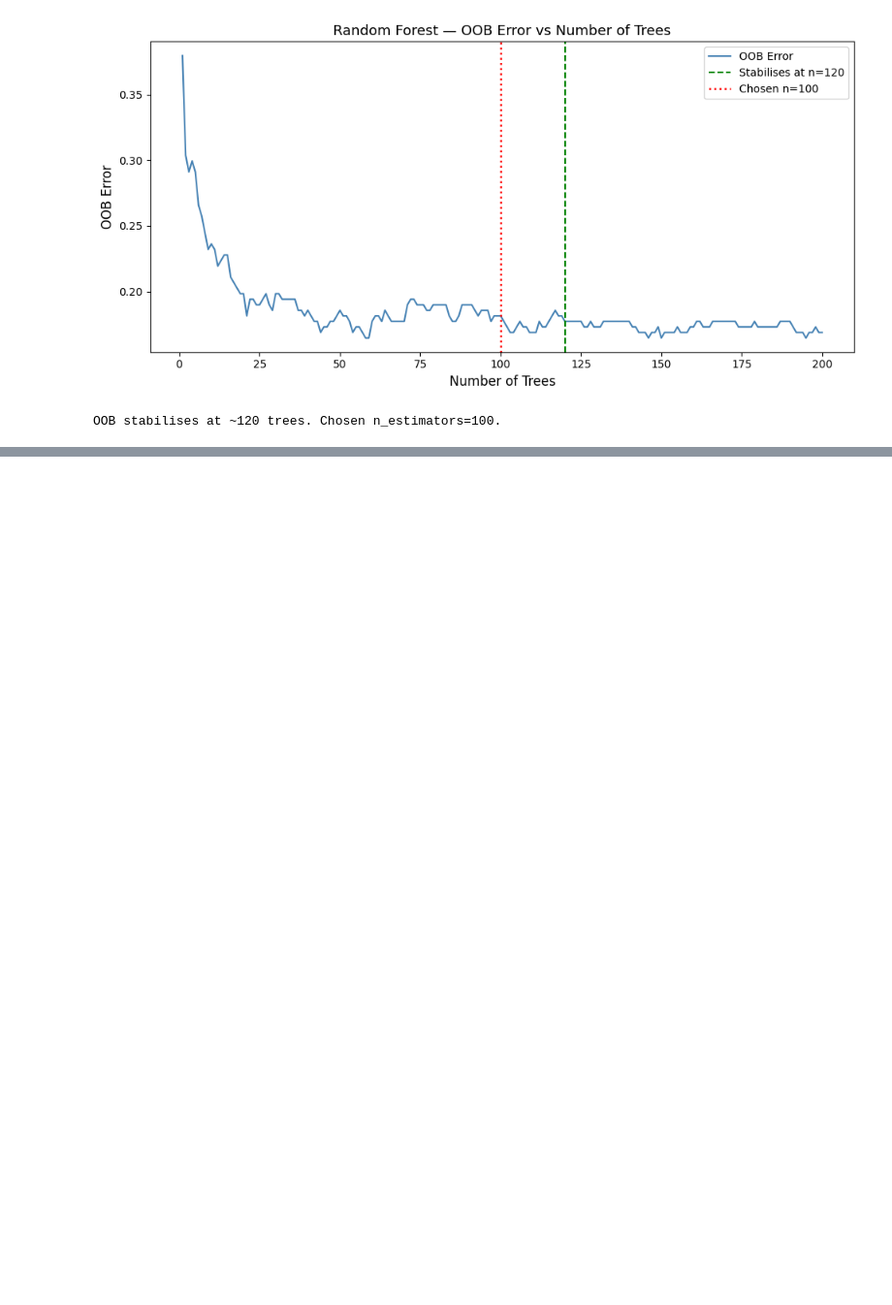
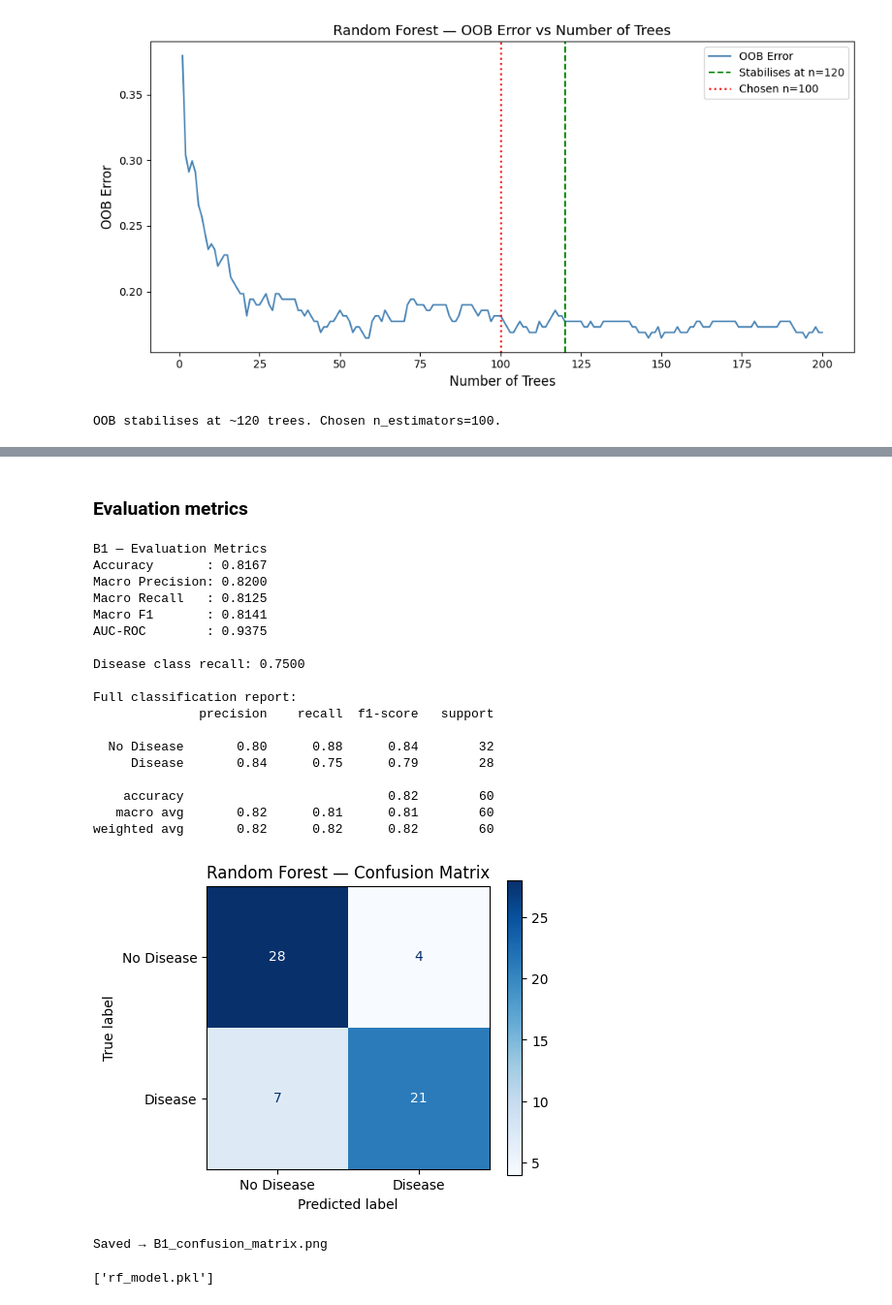
Before and after one commit to maryam2004-hub/i23-6004-DM-Assignment4, a Jupyter notebook: i23_6004_DS_B_DMAssignment4.ipynb, the cells around one changed output, grey strips where cells are left out. Shown at 97% size. Cells and saved outputs as stored; diff of their text form; code cells hidden in the pictures; blank space fills up the shorter version.

```diff
--- a/i23_6004_DS_B_DMAssignment4.ipynb
+++ b/i23_6004_DS_B_DMAssignment4.ipynb
@@ -739,0 +789,58 @@ OOB stabilises at ~120 trees. Chosen n_estimators=100.
+# %% [markdown]
+### Evaluation metrics
+# %%
+y_pred_rf   = rf_final.predict(X_test)
+y_proba_rf  = rf_final.predict_proba(X_test)[:, 1]
+
+rf_accuracy  = accuracy_score(y_test, y_pred_rf)
+rf_auc       = roc_auc_score(y_test, y_proba_rf)
+rf_f1_macro  = f1_score(y_test, y_pred_rf, average="macro")
+rf_precision = precision_score(y_test, y_pred_rf, average="macro")
+rf_recall    = recall_score(y_test, y_pred_rf, average="macro")
+rf_recall_disease = recall_score(y_test, y_pred_rf, pos_label=1)
+
+print("\n\nB1 — Evaluation Metrics")
+print(f"Accuracy       : {rf_accuracy:.4f}")
+print(f"Macro Precision: {rf_precision:.4f}")
+print(f"Macro Recall   : {rf_recall:.4f}")
+print(f"Macro F1       : {rf_f1_macro:.4f}")
+print(f"AUC-ROC        : {rf_auc:.4f}")
+print(f"\nDisease class recall: {rf_recall_disease:.4f}")
+print("\nFull classification report:")
+print(classification_report(y_test, y_pred_rf, target_names=["No Disease", "Disease"]))
+
+fig, ax = plt.subplots(figsize=(5, 4))
+ConfusionMatrixDisplay.from_predictions(
+    y_test, y_pred_rf,
+    display_labels=["No Disease", "Disease"],
+    cmap="Blues", ax=ax
+)
+ax.set_title("Random Forest — Confusion Matrix")
+plt.tight_layout()
+plt.savefig("B1_confusion_matrix.png", dpi=150)
+plt.show()
+print("Saved → B1_confusion_matrix.png")
+
+joblib.dump(rf_final, "rf_model.pkl")
+# %% [output]
+B1 — Evaluation Metrics
+Accuracy       : 0.8167
+Macro Precision: 0.8200
+Macro Recall   : 0.8125
+Macro F1       : 0.8141
+AUC-ROC        : 0.9375
+
+Disease class recall: 0.7500
+
+Full classification report:
+              precision    recall  f1-score   support
+
+  No Disease       0.80      0.88      0.84        32
+     Disease       0.84      0.75      0.79        28
+
+    accuracy                           0.82        60
+   macro avg       0.82      0.81      0.81        60
+weighted avg       0.82      0.82      0.82        60
+[figure, added]
+Saved → B1_confusion_matrix.png
+['rf_model.pkl']
```
Also changed, not shown: parts of 5 cells of this notebook.
